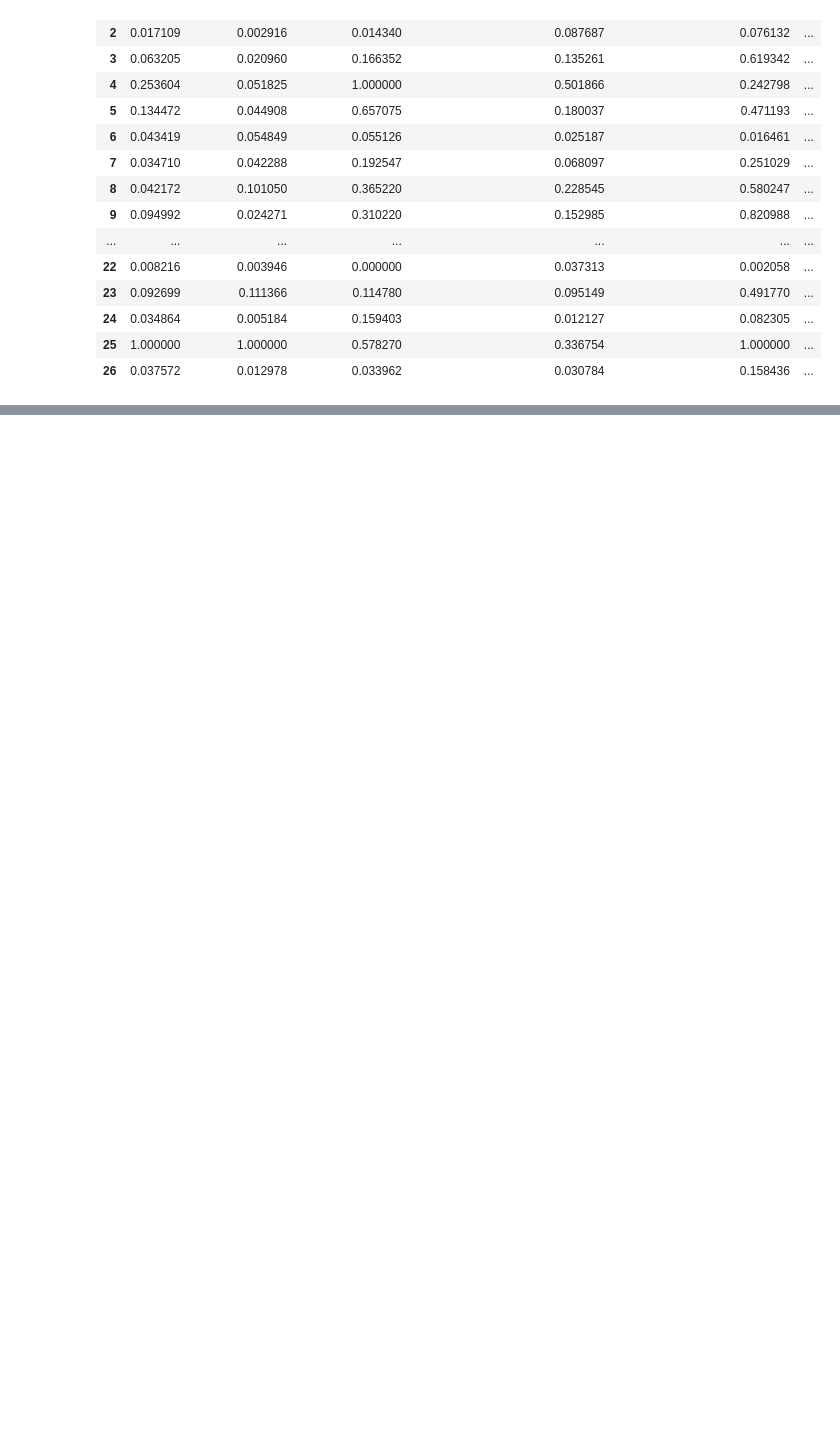
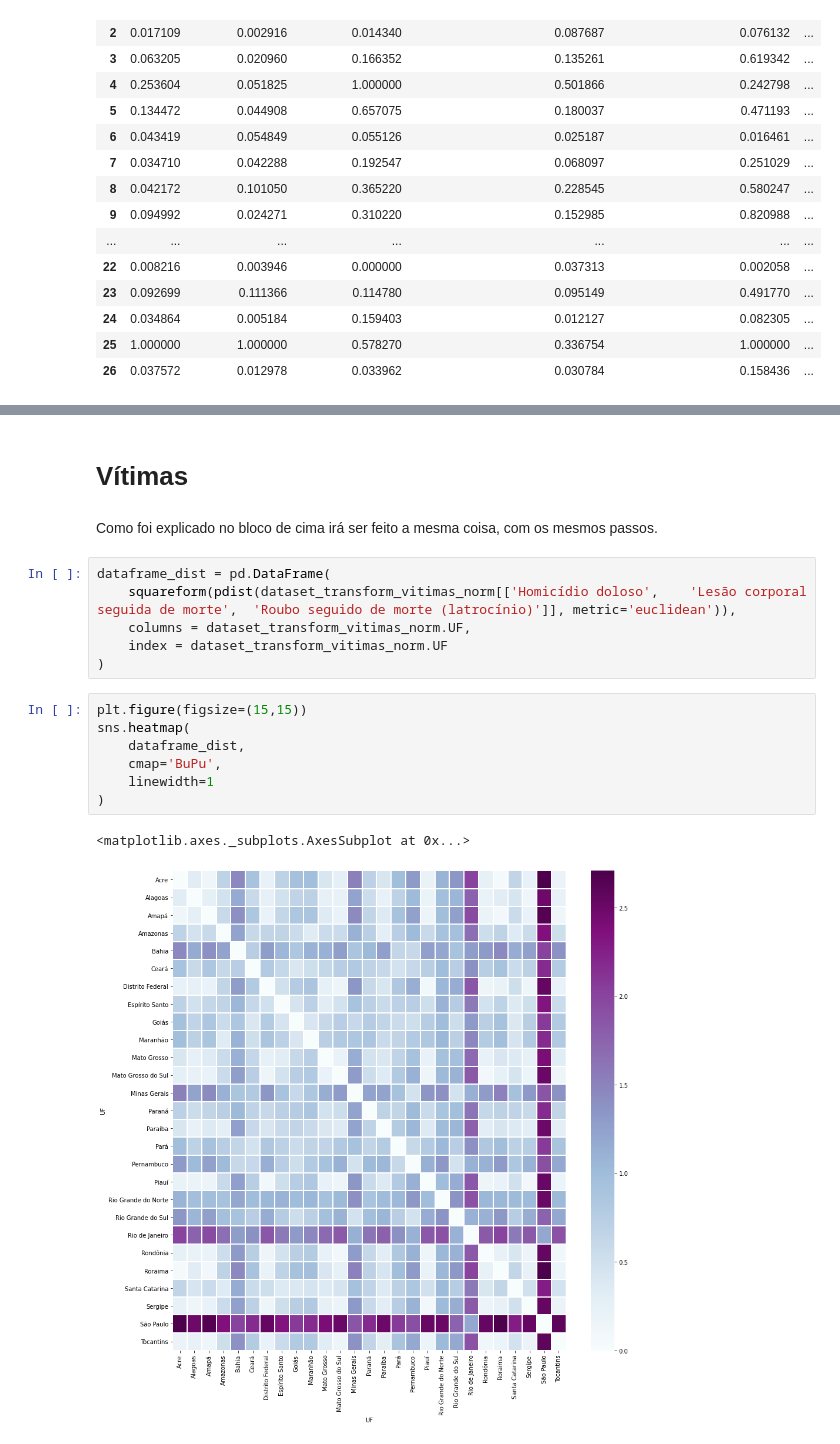
Before and after one commit to Aldo-1/Analise-de-dados-criminais, a Jupyter notebook: Analise.ipynb, the cells around one changed output, grey strips where cells are left out. Cells and saved outputs as stored; diff of their text form; blank space fills up the shorter version.

```diff
--- a/Analise.ipynb
+++ b/Analise.ipynb
@@ -219,0 +280,20 @@ dataset_transform_ocorrências_norm
+# %% [markdown]
+<h1>Vítimas</h1>
+# %% [markdown]
+Como foi explicado no bloco de cima irá ser feito a mesma coisa, com os mesmos passos.
+# %%
+dataframe_dist = pd.DataFrame(
+    squareform(pdist(dataset_transform_vitimas_norm[['Homicídio doloso',	'Lesão corporal seguida de morte',	'Roubo seguido de morte (latrocínio)']], metric='euclidean')),
+    columns = dataset_transform_vitimas_norm.UF,
+    index = dataset_transform_vitimas_norm.UF
+)
+# %%
+plt.figure(figsize=(15,15))
+sns.heatmap(
+    dataframe_dist,
+    cmap='BuPu',
+    linewidth=1
+)
+# %% [output]
+<matplotlib.axes._subplots.AxesSubplot at 0x...>
+[figure, added]
```
Also changed, not shown: parts of 41 cells of this notebook.
